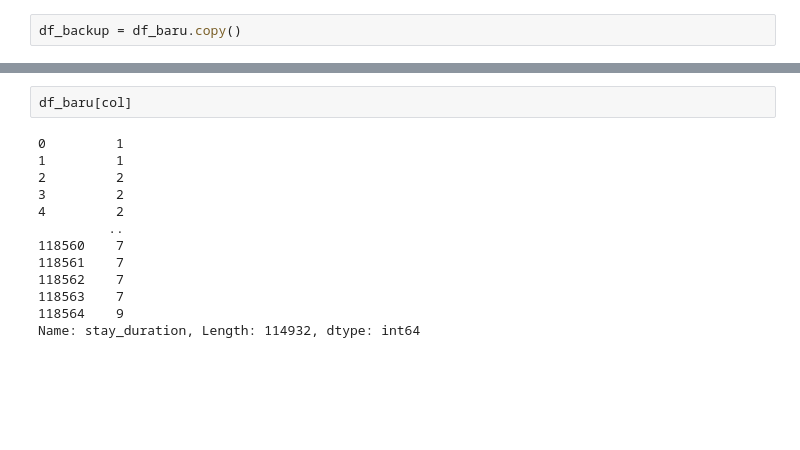
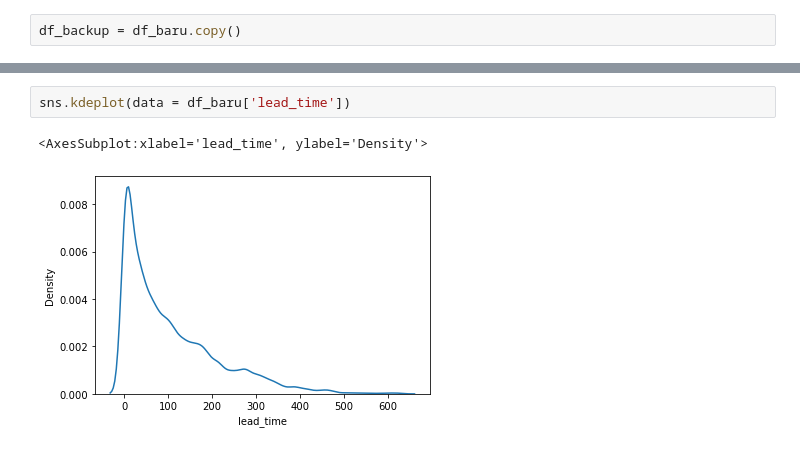
Before and after one commit to Salam215/Final-Project-Rakamin-ML-Hotel-Booking, a Jupyter notebook: HotelBooking.ipynb, the cells around one changed output, grey strips where cells are left out. Saved outputs shown, nothing was run; the diff lists cells and outputs as text; blank space fills up the shorter version.

```diff
--- a/HotelBooking.ipynb
+++ b/HotelBooking.ipynb
@@ -285,15 +248,5 @@ Jumlah baris setelah memfilter outlier: 99729
-# %%
-df_baru[col]
-# %% [output]
-0         1
-1         1
-2         2
-3         2
-4         2
-         ..
-118560    7
-118561    7
-118562    7
-118563    7
-118564    9
-Name: stay_duration, Length: 114932, dtype: int64
+# %%
+sns.kdeplot(data = df_baru['lead_time'])
+# %% [output]
+<AxesSubplot:xlabel='lead_time', ylabel='Density'>
+[figure, added]
```
Also changed, not shown: parts of 38 cells of this notebook.
